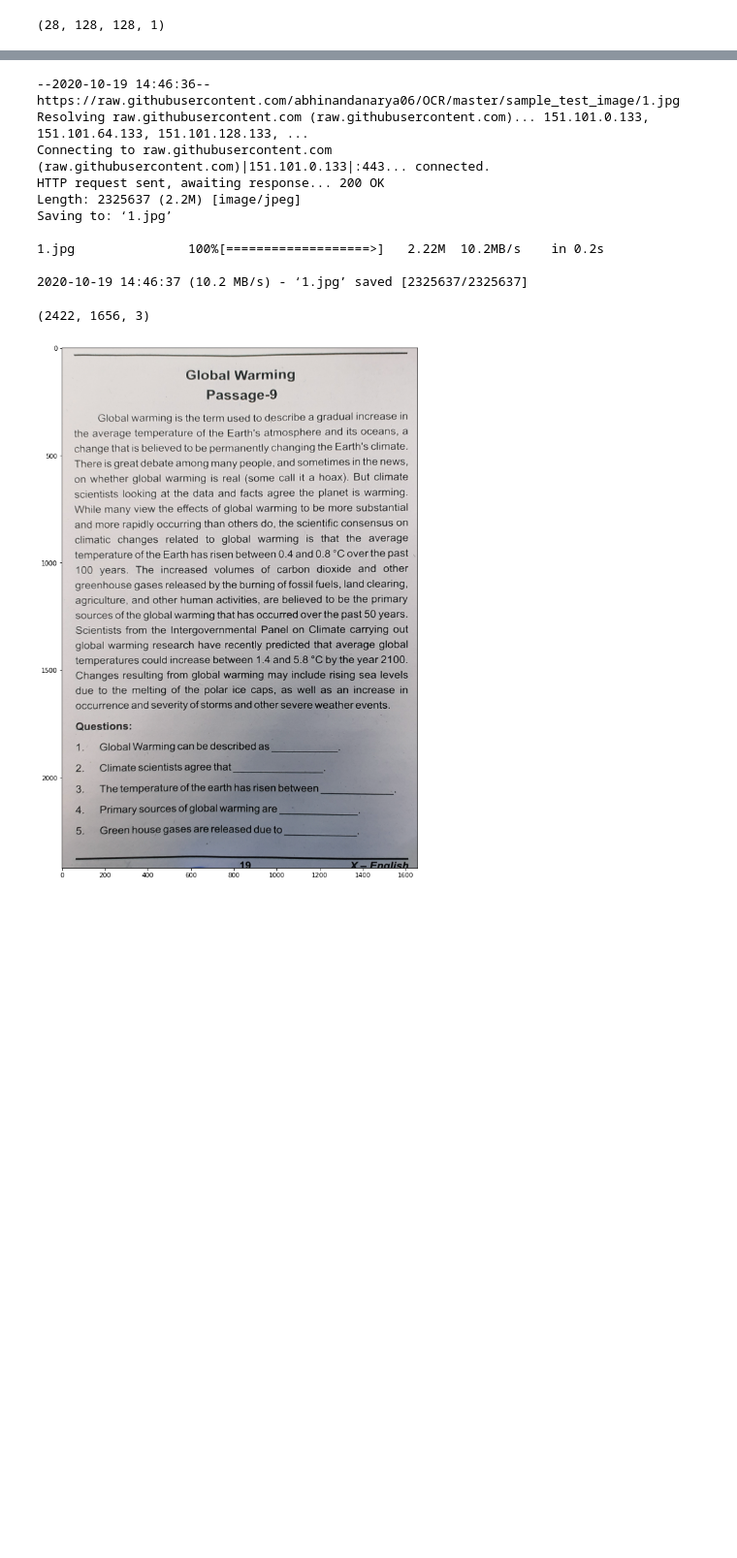
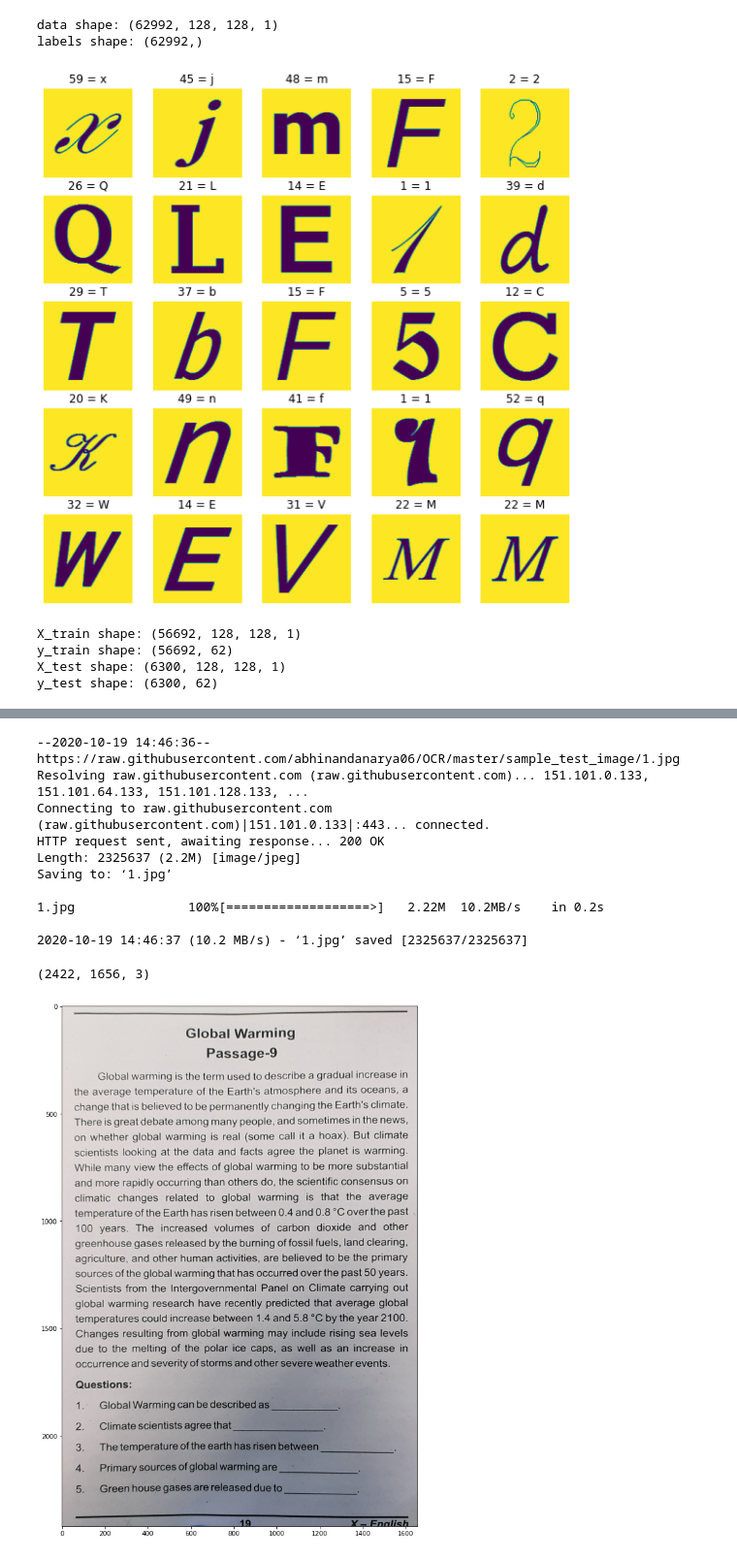
Before and after one commit to dksifoua/Optical-Character-Recognition, a Jupyter notebook: Optical Character Recognition.ipynb, the cells around one changed output, grey strips where cells are left out. Shown at 97% size. Drawn from its saved outputs; the diff is of its cells as text; code cells hidden in the pictures; blank space fills up the shorter version.

```diff
--- a/Optical Character Recognition.ipynb
+++ b/Optical Character Recognition.ipynb
@@ -88,9 +87,15 @@ data = tf.data.Dataset.list_files('./data/English/Fnt/*/*.png').map(load, num_pa
-# %%
-for image, label in data.batch(28):
-    print(image.shape)
-    # plt.imshow(image.numpy().squeeze())
-    # plt.title(LABELS[label.numpy()[0] - 1])
-    # plt.show()
-    break
-# %% [output]
-(28, 128, 128, 1)
+# %%
+data, labels = [], []
+for directory in tqdm.tqdm(os.listdir('./data/English/Fnt/')):
+    label = int(directory[-3:]) - 1
+    sub_directory = os.path.join('./data/English/Fnt/', directory)
+    for filename in os.listdir(sub_directory):
+        path = os.path.join(sub_directory, filename)
+        image = tf.keras.preprocessing.image.load_img(path, color_mode='grayscale')
+        image = tf.keras.preprocessing.image.img_to_array(image)
+        data.append(image); labels.append(label)
+data = np.stack(data); labels = np.stack(labels)
+print(f'data shape: {data.shape}'); print(f'labels shape: {labels.shape}')
+# %% [output]
+data shape: (62992, 128, 128, 1)
+labels shape: (62992,)
@@ -96,0 +104,23 @@ for image, label in data.batch(28):
+# %%
+plt.figure(figsize=(10, 10))
+for i, index in enumerate(np.random.choice(data.shape[0], size=25, replace=False)):
+    plt.subplot(5, 5, i + 1)
+    plt.imshow(data[index, :, :, 0])
+    plt.title(f'{labels[index]} = {LABELS[labels[index]]}')
+    plt.axis('off')
+plt.show()
+# %% [output]
+[figure, added]
+# %%
+X_train, X_test, y_train, y_test = train_test_split(data, labels, test_size=0.1, random_state=SEED)
+y_train = tf.keras.utils.to_categorical(y_train, num_classes=len(LABELS))
+y_test = tf.keras.utils.to_categorical(y_test, num_classes=len(LABELS))
+print(f'X_train shape: {X_train.shape}')
+print(f'y_train shape: {y_train.shape}')
+print(f'X_test shape: {X_test.shape}')
+print(f'y_test shape: {y_test.shape}')
+# %% [output]
+X_train shape: (56692, 128, 128, 1)
+y_train shape: (56692, 62)
+X_test shape: (6300, 128, 128, 1)
+y_test shape: (6300, 62)
```
Also changed, not shown: parts of 14 cells of this notebook.
